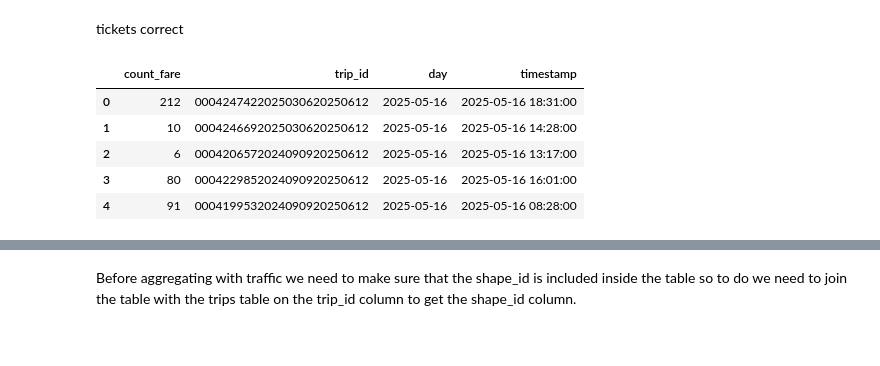
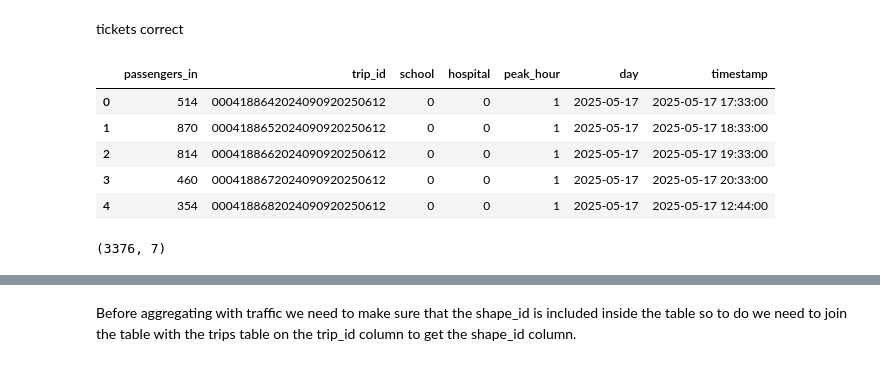
Before and after one commit to anthony-tricarico/BDTProject, a Jupyter notebook: notebooks/MLmodels.ipynb, the cells around one changed output, grey strips where cells are left out. Saved outputs shown, nothing was run; the diff lists cells and outputs as text; code cells hidden in the pictures.

```diff
--- a/notebooks/MLmodels.ipynb
+++ b/notebooks/MLmodels.ipynb
@@ -15,29 +15,36 @@ tickets correct
 # %%
 # count tickets for each trip
 conn.rollback()
 query = """
 SELECT
-    COUNT(fare) as count_fare,
+    COUNT(fare) as passengers_in,
     trip_id,
+    MAX(school) as school,
+    MAX(hospital) as hospital,
+    MAX(peak_hour) as peak_hour,
     DATE_TRUNC('day', timestamp) as day,
     MAX(timestamp) as timestamp
 FROM
     raw_tickets
 GROUP BY
     trip_id,
     DATE_TRUNC('day', timestamp),
     DATE_TRUNC('month', timestamp),
     DATE_TRUNC('year', timestamp)
 ORDER BY
     day
 """
 
-tickets =pd.read_sql(query, conn)
+tickets = pd.read_sql(query, conn)
 tickets.head()
 # %% [output]
-|  | count_fare | trip_id | day | timestamp |
-| 0 | 212 | 0004247422025030620250612 | 2025-05-16 | 2025-05-16 18:31:00 |
-| 1 | 10 | 0004246692025030620250612 | 2025-05-16 | 2025-05-16 14:28:00 |
-| 2 | 6 | 0004206572024090920250612 | 2025-05-16 | 2025-05-16 13:17:00 |
-| 3 | 80 | 0004229852024090920250612 | 2025-05-16 | 2025-05-16 16:01:00 |
-| 4 | 91 | 0004199532024090920250612 | 2025-05-16 | 2025-05-16 08:28:00 |
+|  | passengers_in | trip_id | school | hospital | peak_hour | day | timestamp |
+| 0 | 514 | 0004188642024090920250612 | 0 | 0 | 1 | 2025-05-17 | 2025-05-17 17:33:00 |
+| 1 | 870 | 0004188652024090920250612 | 0 | 0 | 1 | 2025-05-17 | 2025-05-17 18:33:00 |
+| 2 | 814 | 0004188662024090920250612 | 0 | 0 | 1 | 2025-05-17 | 2025-05-17 19:33:00 |
+| 3 | 460 | 0004188672024090920250612 | 0 | 0 | 1 | 2025-05-17 | 2025-05-17 20:33:00 |
+| 4 | 354 | 0004188682024090920250612 | 0 | 0 | 1 | 2025-05-17 | 2025-05-17 12:44:00 |
+# %%
+print(tickets.shape)
+# %% [output]
+(3376, 7)
```
Also changed, not shown: parts of 28 cells of this notebook, 5 other files.
